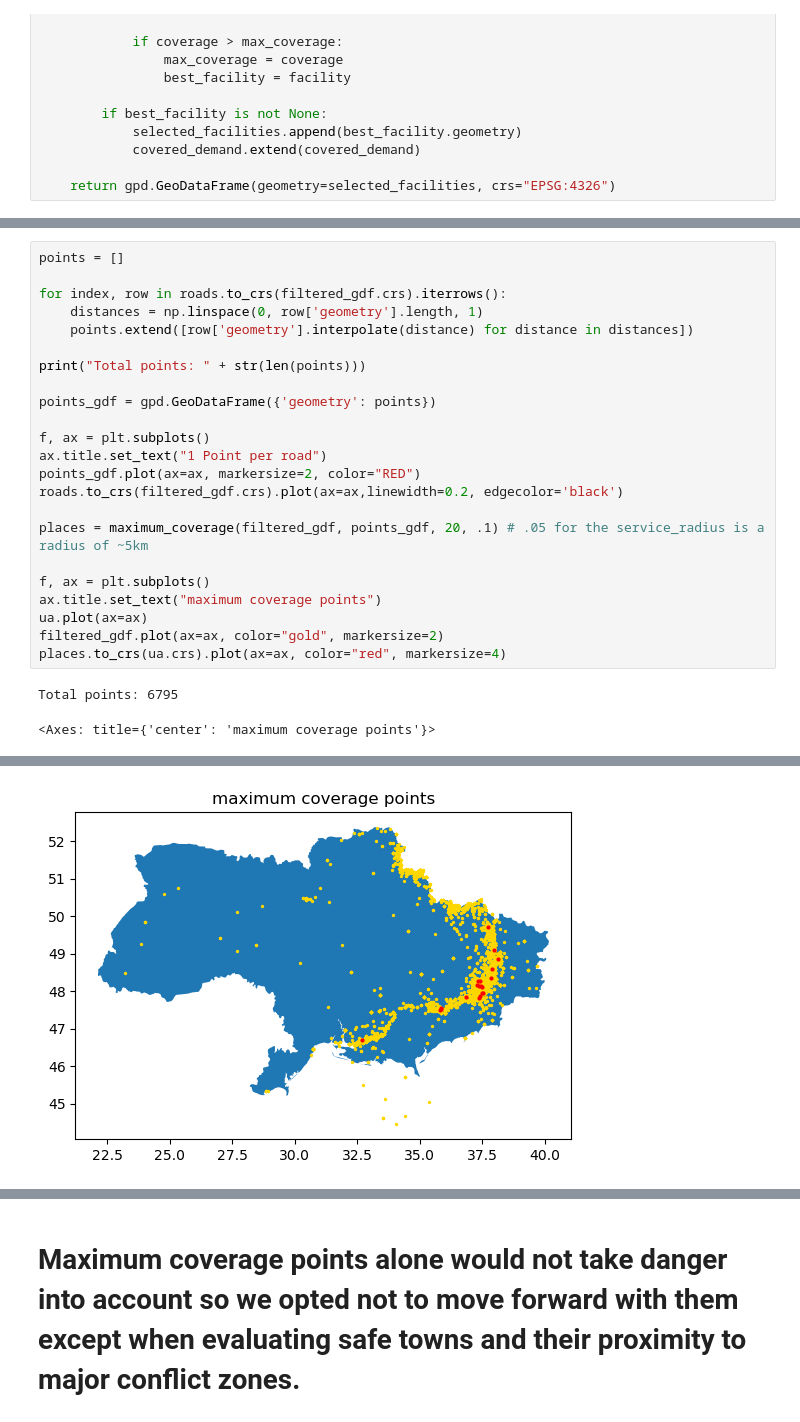
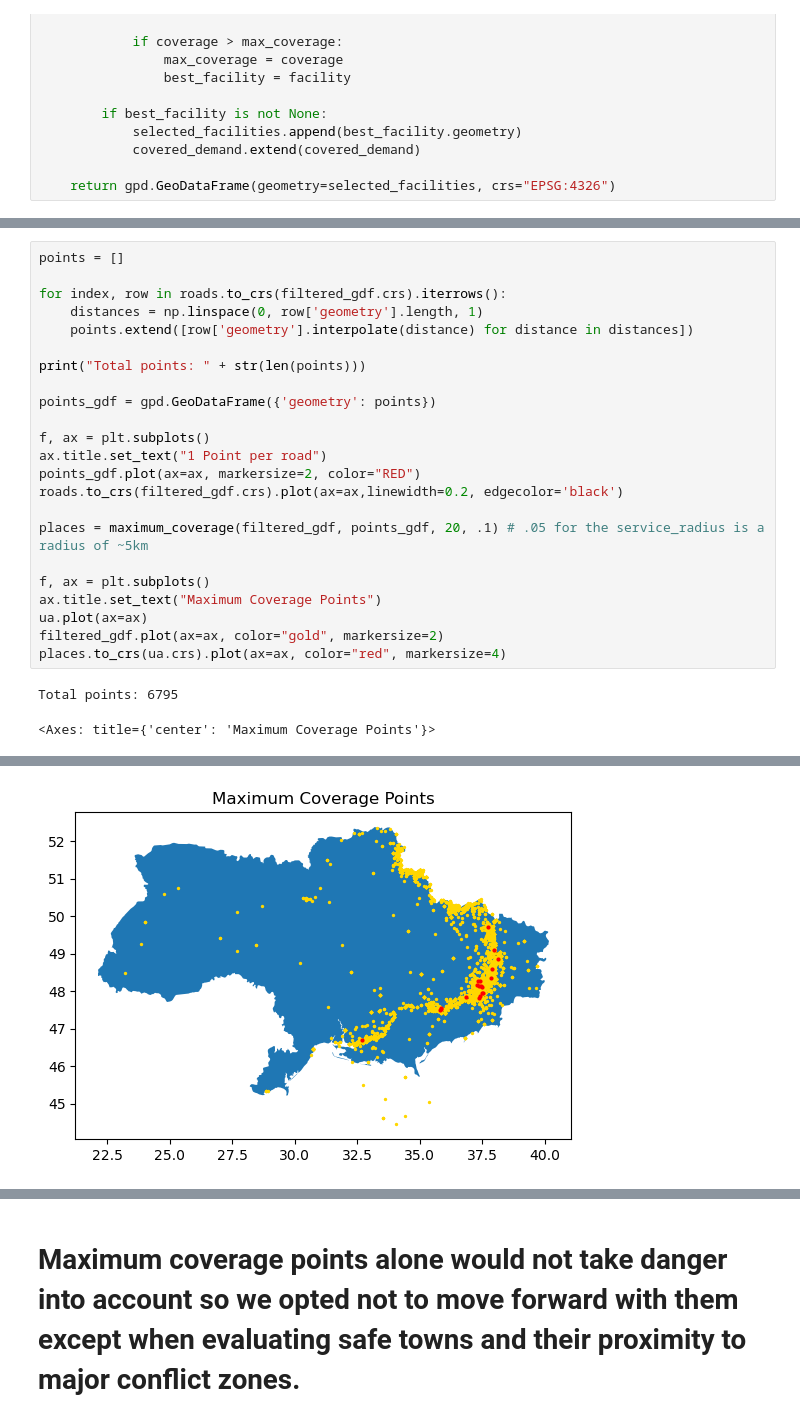
Before and after one commit to S-Luther/studious-broccoli, a Jupyter notebook: Project_4.ipynb, the cells around one changed output, grey strips where cells are left out. Saved outputs shown, nothing was run; the diff lists cells and outputs as text.

Commit message:
pretty good final plot

```diff
--- a/Project_4.ipynb
+++ b/Project_4.ipynb
@@ -244,28 +291,28 @@ def maximum_coverage(demand_points, facility_locations, num_facilities, service_
 # %%
 points = []
 
 for index, row in roads.to_crs(filtered_gdf.crs).iterrows():
     distances = np.linspace(0, row['geometry'].length, 1)
     points.extend([row['geometry'].interpolate(distance) for distance in distances])
 
 print("Total points: " + str(len(points)))
 
 points_gdf = gpd.GeoDataFrame({'geometry': points})
 
 f, ax = plt.subplots()
 ax.title.set_text("1 Point per road")
 points_gdf.plot(ax=ax, markersize=2, color="RED")
 roads.to_crs(filtered_gdf.crs).plot(ax=ax,linewidth=0.2, edgecolor='black')
 
 places = maximum_coverage(filtered_gdf, points_gdf, 20, .1) # .05 for the service_radius is a radius of ~5km
 
 f, ax = plt.subplots()
-ax.title.set_text("maximum coverage points")
+ax.title.set_text("Maximum Coverage Points")
 ua.plot(ax=ax)
 filtered_gdf.plot(ax=ax, color="gold", markersize=2)
 places.to_crs(ua.crs).plot(ax=ax, color="red", markersize=4)
 # %% [output]
 Total points: 6795
-<Axes: title={'center': 'maximum coverage points'}>
+<Axes: title={'center': 'Maximum Coverage Points'}>
 [figure]
-[figure, old version]
+[figure, new version]
```
Also changed, not shown: parts of 4 cells of this notebook.
